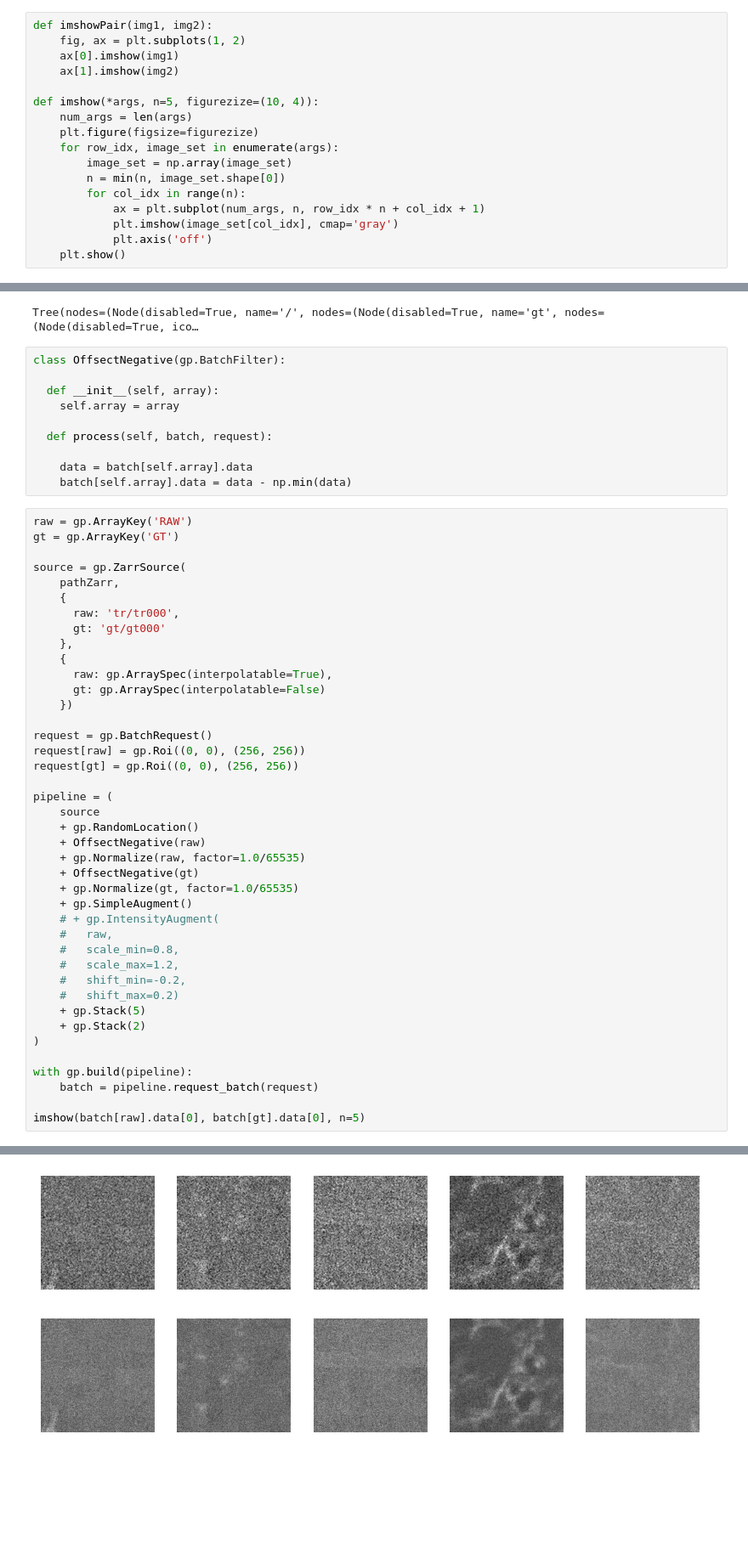
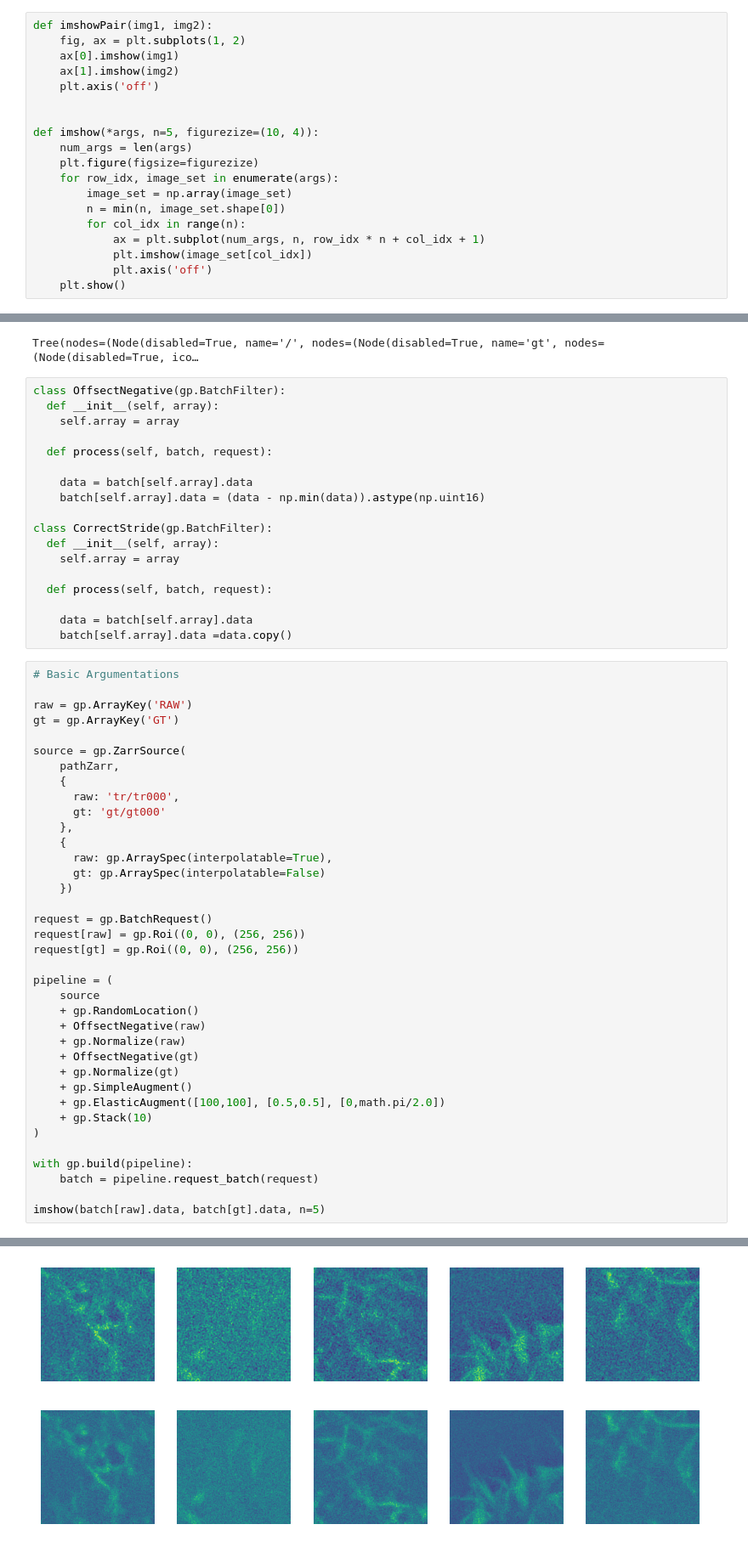
Before and after one commit to peterhpark/the_restorators, a Jupyter notebook: src/utils/gunpowdertest2.ipynb, the cells around one changed output, grey strips where cells are left out. Shown at 85% size. Saved outputs shown, nothing was run; the diff lists cells and outputs as text; blank space fills up the shorter version.

```diff
--- a/src/utils/gunpowdertest2.ipynb
+++ b/src/utils/gunpowdertest2.ipynb
@@ -9,6 +9,8 @@ def imshowPair(img1, img2):
     fig, ax = plt.subplots(1, 2)
     ax[0].imshow(img1)
     ax[1].imshow(img2)
+    plt.axis('off')
+
 
 def imshow(*args, n=5, figurezize=(10, 4)):
     num_args = len(args)
@@ -18,7 +20,7 @@ def imshow(*args, n=5, figurezize=(10, 4)):
         n = min(n, image_set.shape[0])
         for col_idx in range(n):
             ax = plt.subplot(num_args, n, row_idx * n + col_idx + 1)
-            plt.imshow(image_set[col_idx], cmap='gray')
+            plt.imshow(image_set[col_idx])
             plt.axis('off')
     plt.show()
 # %%
@@ -29,15 +31,25 @@ data.tree()
 Tree(nodes=(Node(disabled=True, name='/', nodes=(Node(disabled=True, name='gt', nodes=(Node(disabled=True, ico…
 # %%
 class OffsectNegative(gp.BatchFilter):
-
   def __init__(self, array):
     self.array = array
 
   def process(self, batch, request):
 
     data = batch[self.array].data
-    batch[self.array].data = data - np.min(data)
+    batch[self.array].data = (data - np.min(data)).astype(np.uint16)
+
+class CorrectStride(gp.BatchFilter):
+  def __init__(self, array):
+    self.array = array
+
+  def process(self, batch, request):
+
+    data = batch[self.array].data
+    batch[self.array].data =data.copy()
 # %%
+# Basic Argumentations
+
 raw = gp.ArrayKey('RAW')
 gt = gp.ArrayKey('GT')
 
@@ -60,22 +72,16 @@ pipeline = (
     source
     + gp.RandomLocation()
     + OffsectNegative(raw)
-    + gp.Normalize(raw, factor=1.0/65535)
+    + gp.Normalize(raw)
     + OffsectNegative(gt)
-    + gp.Normalize(gt, factor=1.0/65535)
+    + gp.Normalize(gt)
     + gp.SimpleAugment()
-    # + gp.IntensityAugment(
-    #   raw,
-    #   scale_min=0.8,
-    #   scale_max=1.2,
-    #   shift_min=-0.2,
-    #   shift_max=0.2)
-    + gp.Stack(5)
-    + gp.Stack(2)
+    + gp.ElasticAugment([100,100], [0.5,0.5], [0,math.pi/2.0])
+    + gp.Stack(10)
 )
 
 with gp.build(pipeline):
     batch = pipeline.request_batch(request)
 
-imshow(batch[raw].data[0], batch[gt].data[0], n=5)
+imshow(batch[raw].data, batch[gt].data, n=5)
 # %% [output]
@@ -84 +88 @@ WARNING: File /mnt/efs/shared_data/restorators/monalisa_data/Actin_20nmScanStep/
-[figure, old version]
+[figure, new version]
```
Also changed, not shown: parts of 5 cells of this notebook, 2 other files.
